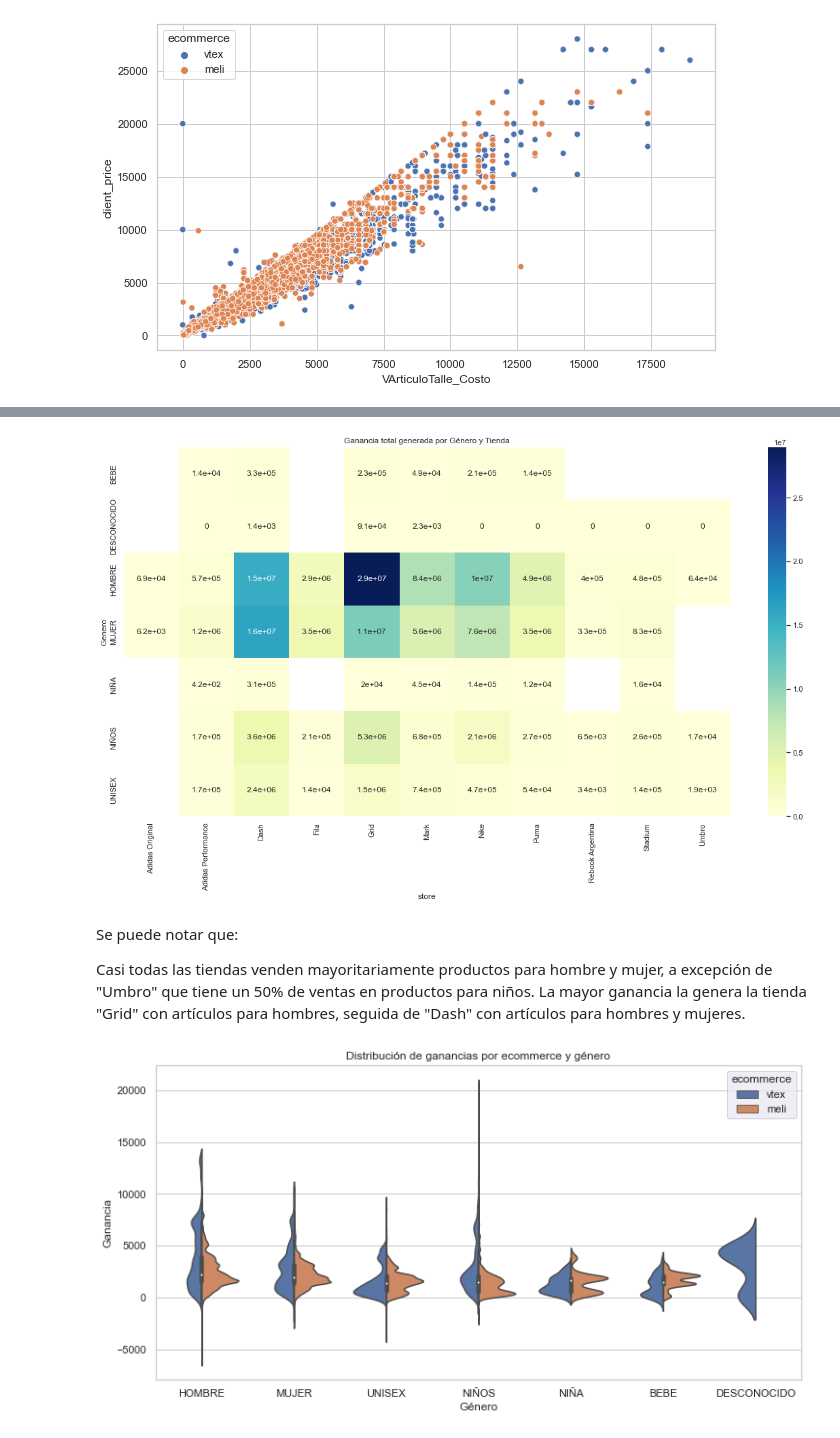
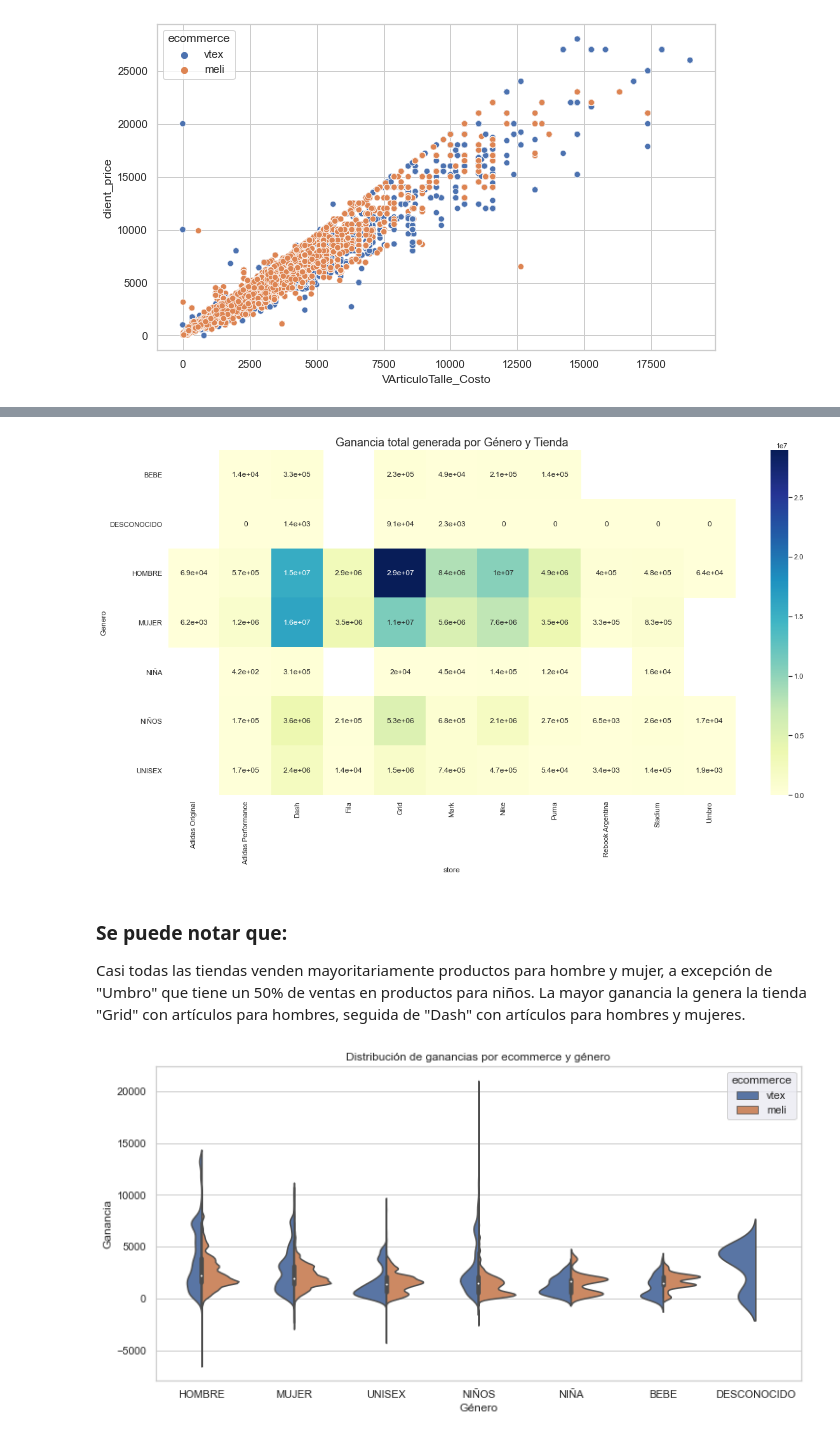
Before and after one commit to eliasguillermo/ds-ecommerce, a Jupyter notebook: Notebook/ecommerce.ipynb, the cells around one changed output, grey strips where cells are left out. Drawn from its saved outputs; the diff is of its cells as text; code cells hidden in the pictures.

```diff
--- a/Notebook/ecommerce.ipynb
+++ b/Notebook/ecommerce.ipynb
@@ -338,5 +409,7 @@ for i in cat_columns:
     plt.title(i,fontsize=16)
     plt.rcParams['figure.facecolor'] = 'White'
     sns.countplot(y=df[i])
+    plt.xlabel('Count',fontsize=16)
+    plt.ylabel(i,fontsize=16)
     plt.show()
 # %% [output]
@@ -495,12 +570,12 @@ plt.show()
 # %%
 plt.figure(figsize=(20,10))
 sns.heatmap(pd.crosstab(df.Genero, df.store, values=df.ganancia, aggfunc='sum').round(0),cmap="YlGnBu", annot=True)
-plt.title('Ganancia total generada por Género y Tienda')
+plt.title('Ganancia total generada por Género y Tienda',fontsize=18)
 plt.show()
 # %% [output]
-[figure, old version]
+[figure, new version]
 # %% [markdown]
-Se puede notar que:
+### Se puede notar que:
 
 Casi todas las tiendas venden mayoritariamente productos para hombre y mujer, a excepción de "Umbro" que tiene un 50% de ventas en productos para niños.
 La mayor ganancia la genera la tienda "Grid" con artículos para hombres, seguida de "Dash" con artículos para hombres y mujeres.
```
Also changed, not shown: parts of 129 cells of this notebook, 1 other file.
